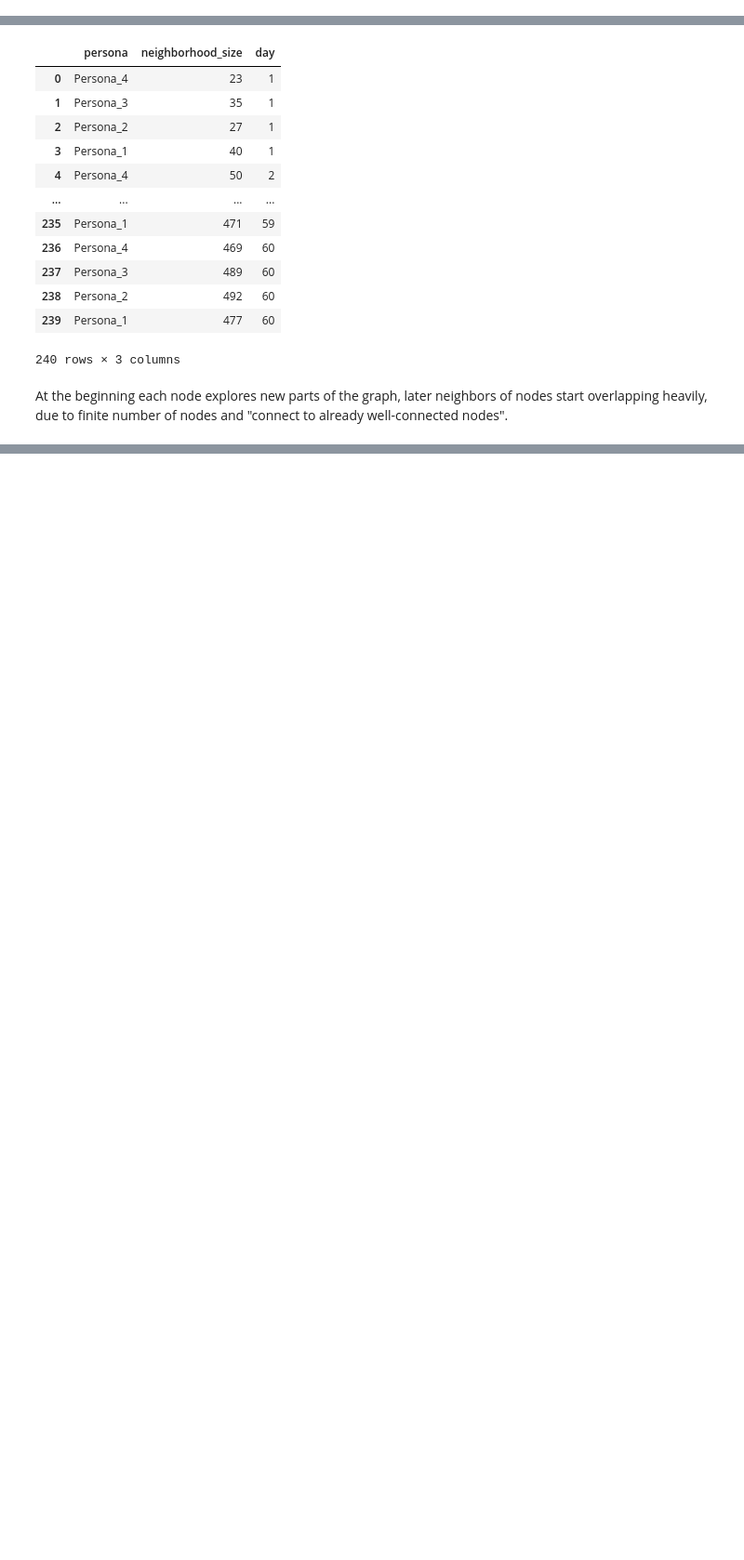
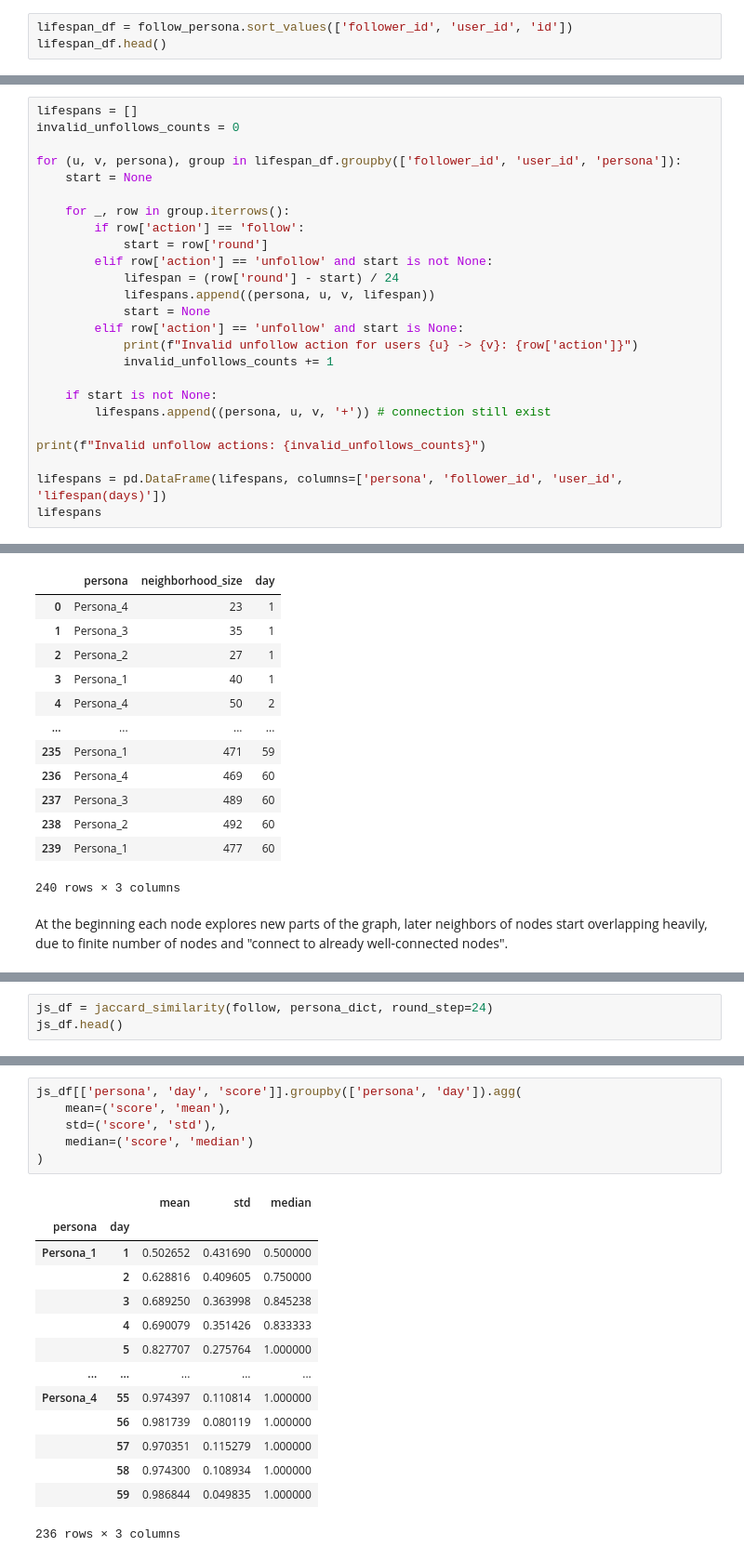
Before and after one commit to MagdalenaWilk/Personality-Driven_Behaviour_in_Synthetic_Social_Networks, a Jupyter notebook: analysis_set1_unfollow.ipynb, the cells around one changed output, grey strips where cells are left out. Shown at 93% size. Drawn from its saved outputs; the diff is of its cells as text; blank space fills up the shorter version.

```diff
--- a/analysis_set1_unfollow.ipynb
+++ b/analysis_set1_unfollow.ipynb
@@ -248,0 +267,3 @@ Days: 60.0
+# %%
+lifespan_df = follow_persona.sort_values(['follower_id', 'user_id', 'id'])
+lifespan_df.head()
@@ -248,0 +277,25 @@ Days: 60.0
+# %%
+lifespans = []
+invalid_unfollows_counts = 0
+
+for (u, v, persona), group in lifespan_df.groupby(['follower_id', 'user_id', 'persona']):
+    start = None
+
+    for _, row in group.iterrows():
+        if row['action'] == 'follow':
+            start = row['round']
+        elif row['action'] == 'unfollow' and start is not None:
+            lifespan = (row['round'] - start) / 24
+            lifespans.append((persona, u, v, lifespan))
+            start = None
+        elif row['action'] == 'unfollow' and start is None:
+            print(f"Invalid unfollow action for users {u} -> {v}: {row['action']}")
+            invalid_unfollows_counts += 1
+
+    if start is not None:
+        lifespans.append((persona, u, v, '+')) # connection still exist
+
+print(f"Invalid unfollow actions: {invalid_unfollows_counts}")
+
+lifespans = pd.DataFrame(lifespans, columns=['persona', 'follower_id', 'user_id', 'lifespan(days)'])
+lifespans
@@ -503,0 +674,3 @@ At the beginning each node explores new parts of the graph, later neighbors of n
+# %%
+js_df = jaccard_similarity(follow, persona_dict, round_step=24)
+js_df.head()
@@ -503,0 +714,21 @@ At the beginning each node explores new parts of the graph, later neighbors of n
+# %%
+js_df[['persona', 'day', 'score']].groupby(['persona', 'day']).agg(
+    mean=('score', 'mean'),
+    std=('score', 'std'),
+    median=('score', 'median')
+)
+# %% [output]
+|  |  | mean | std | median |
+| persona | day |  |  |  |
+| Persona_1 | 1 | 0.502652 | 0.431690 | 0.500000 |
+|  | 2 | 0.628816 | 0.409605 | 0.750000 |
+|  | 3 | 0.689250 | 0.363998 | 0.845238 |
+|  | 4 | 0.690079 | 0.351426 | 0.833333 |
+|  | 5 | 0.827707 | 0.275764 | 1.000000 |
+| ... | ... | ... | ... | ... |
+| Persona_4 | 55 | 0.974397 | 0.110814 | 1.000000 |
+|  | 56 | 0.981739 | 0.080119 | 1.000000 |
+|  | 57 | 0.970351 | 0.115279 | 1.000000 |
+|  | 58 | 0.974300 | 0.108934 | 1.000000 |
+|  | 59 | 0.986844 | 0.049835 | 1.000000 |
+236 rows × 3 columns
```
Also changed, not shown: parts of 18 cells of this notebook, 2 other files.
